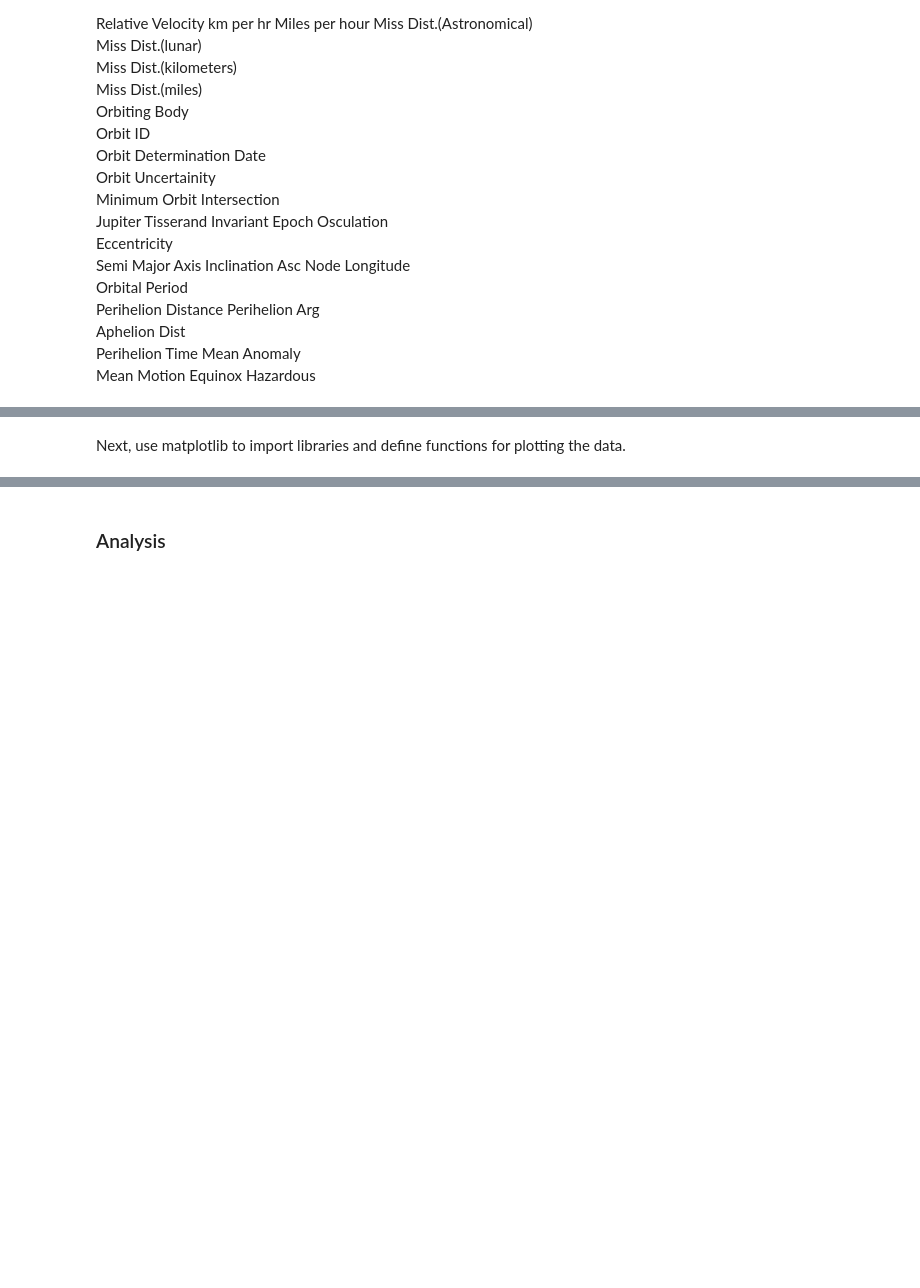
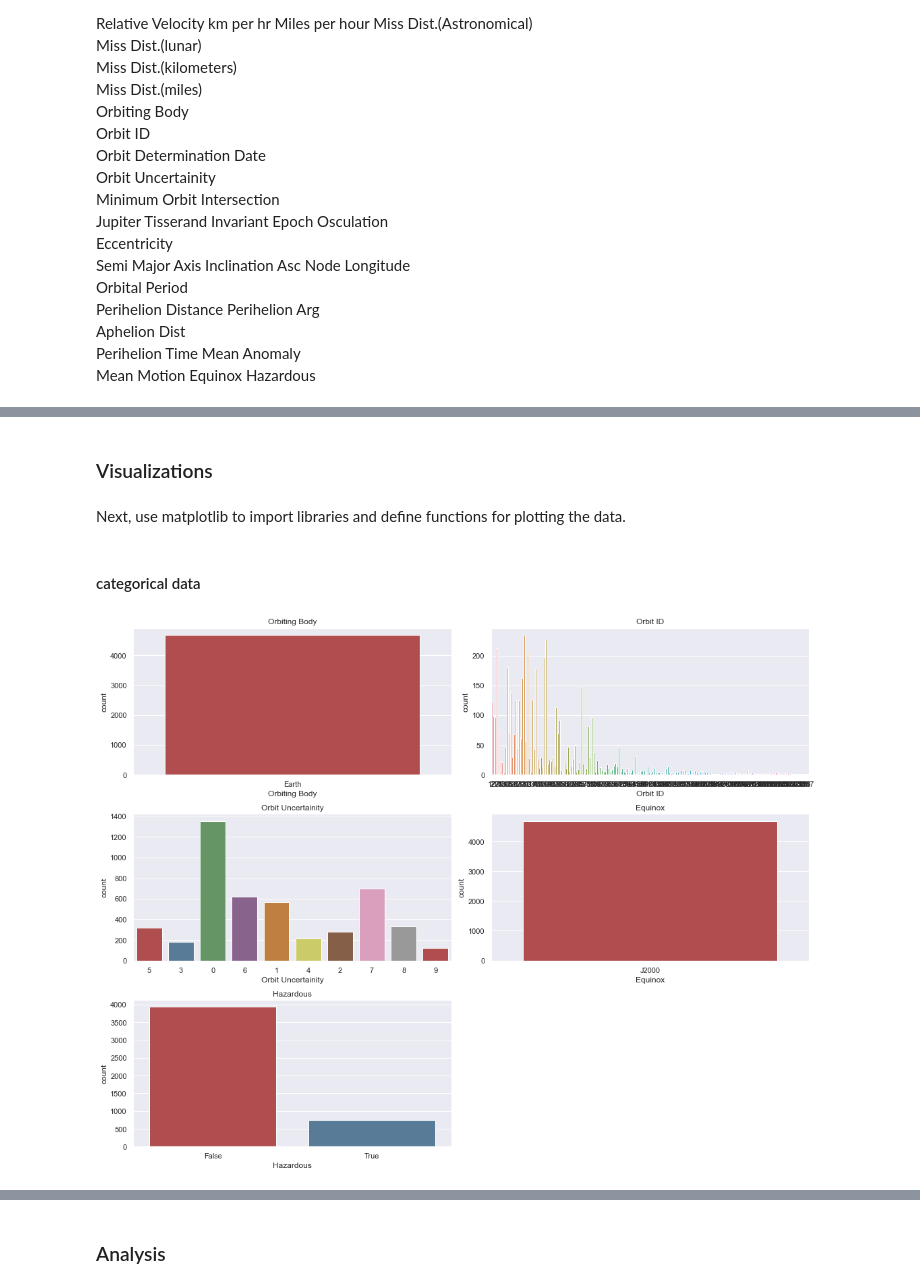
Before and after one commit to Wook22/UC-DAVIS, a Jupyter notebook: STA160/midterm.ipynb, the cells around one changed output, grey strips where cells are left out. Drawn from its saved outputs; the diff is of its cells as text; code cells hidden in the pictures; blank space fills up the shorter version.

```diff
--- a/STA160/midterm.ipynb
+++ b/STA160/midterm.ipynb
@@ -82,0 +152,5 @@ Hazardous
+# %%
+#change to pandas dateformat
+
+df['Close Approach Date'] = pd.to_datetime(df['Close Approach Date'])
+df['Orbit Determination Date'] = pd.to_datetime(df['Orbit Determination Date'])
@@ -83,2 +179,4 @@ Hazardous
+# %% [markdown]
+### Visualizations
 # %% [markdown]
 Next, use matplotlib to import libraries and define functions for plotting the data.
@@ -86,0 +183,28 @@ Next, use matplotlib to import libraries and define functions for plotting the d
+# %% [markdown]
+#### categorical data
+# %%
+#Orbiting Body
+
+cat_var = ['Orbiting Body', 'Orbit ID', 'Orbit Uncertainity', 'Equinox', 'Hazardous']
+
+plt.figure(figsize=(15,15))
+
+cnt = 1
+for i in cat_var:
+    plt.subplot(4,2,cnt)
+    sns.countplot(df[i])
+    plt.title(i)
+    cnt=cnt+1
+plt.tight_layout()
+plt.show();
+
+
+
+# plt.figure(figsize=(10,7))
+
+# sns.set_theme(style="darkgrid")
+# ax = sns.countplot(x="city", data=member, order = member['city'].value_counts().index)
+# plt.title("City Count")
+# plt.show();
+# %% [output]
+[figure, added]
```
Also changed, not shown: parts of 25 cells of this notebook.
